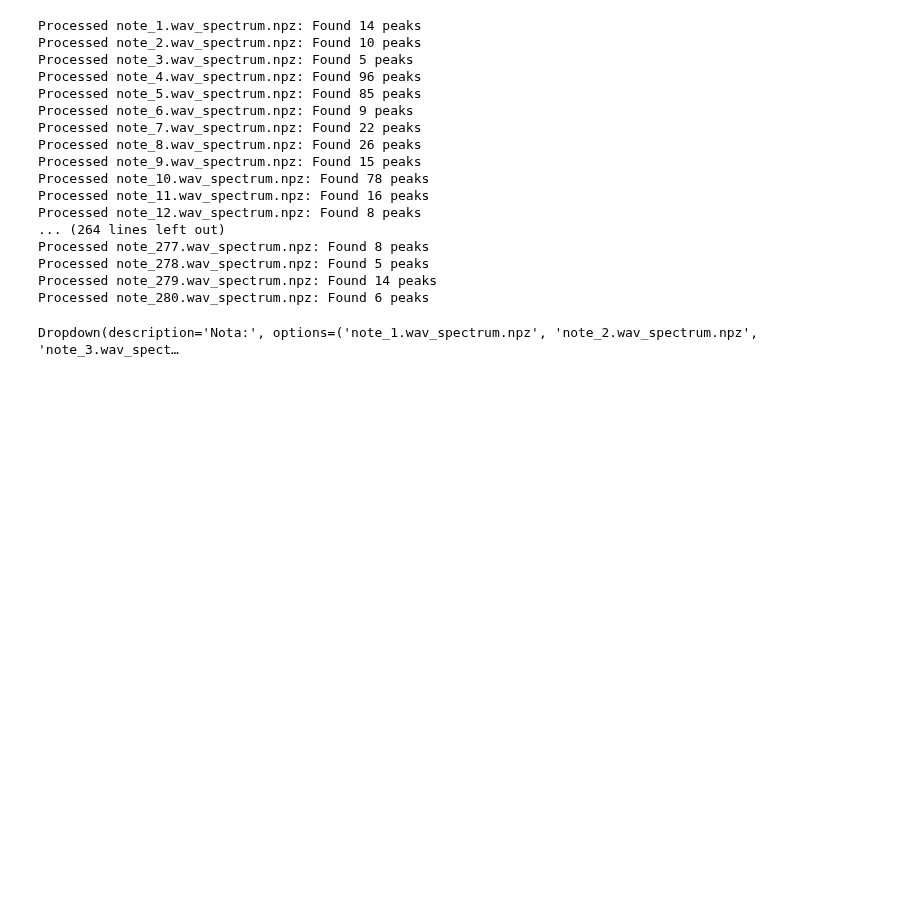
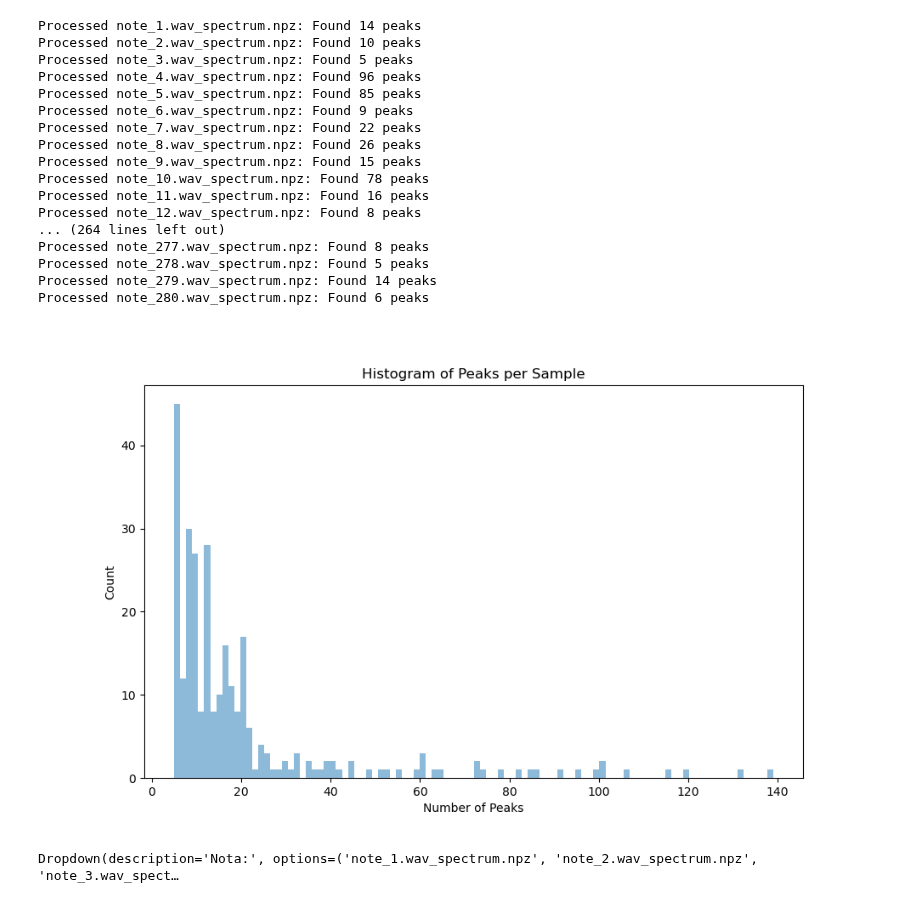
Before and after one commit to Lvetto/lmd_organo, a Jupyter notebook: picchi_batch.ipynb, the cells around one changed output. Drawn from its saved outputs; the diff is of its cells as text; code cells hidden in the pictures; blank space fills up the shorter version.

```diff
--- a/picchi_batch.ipynb
+++ b/picchi_batch.ipynb
@@ -57,14 +57,13 @@ for filename, note_ind in zip(sorted_files, sorted_note_inds):
     spectrum = 10 * np.log10(avg_spectrum)
     peaks, _ = sp.signal.find_peaks(spectrum, prominence = 20)
 
-    # se non trovi almeno 3 picchi, riduci la prominenza e riprova
     prom = 20
-    while len(peaks) < 3 and prom > 0:
+    while len(peaks) < 5 and prom > 0:
         prom -= 1
         peaks, _ = sp.signal.find_peaks(spectrum, prominence = prom)
 
 
-    peak_freqs = freqs[peaks] # Prendi solo i primi 10 picchi
+    peak_freqs = freqs[peaks]
     peak_mags = mags[peaks]
 
     out_dict[f"Nota_{note_ind}"] = {
@@ -93,6 +92,20 @@ Processed note_277.wav_spectrum.npz: Found 8 peaks
 Processed note_278.wav_spectrum.npz: Found 5 peaks
 Processed note_279.wav_spectrum.npz: Found 14 peaks
 Processed note_280.wav_spectrum.npz: Found 6 peaks
+# %%
+# istogramma dei picchi per ogni file
+plt.figure(figsize=(10, 6))
+lenpeaks = []
+for key, value in out_dict.items():
+    lenpeaks.append(len(value["peaks"]['frequencies']))
+
+plt.hist(lenpeaks, alpha=0.5, bins=100, label=key)
+plt.xlabel('Number of Peaks')
+plt.ylabel('Count')
+plt.title('Histogram of Peaks per Sample')
+plt.show()
+# %% [output]
+[figure, added]
 # %%
 output_file = f"{base_dir}/{spettri_dir.replace('/', '_')}peaks.json" # salva i picchi in un file JSON
 
```
Also changed, not shown: 51 other files.
